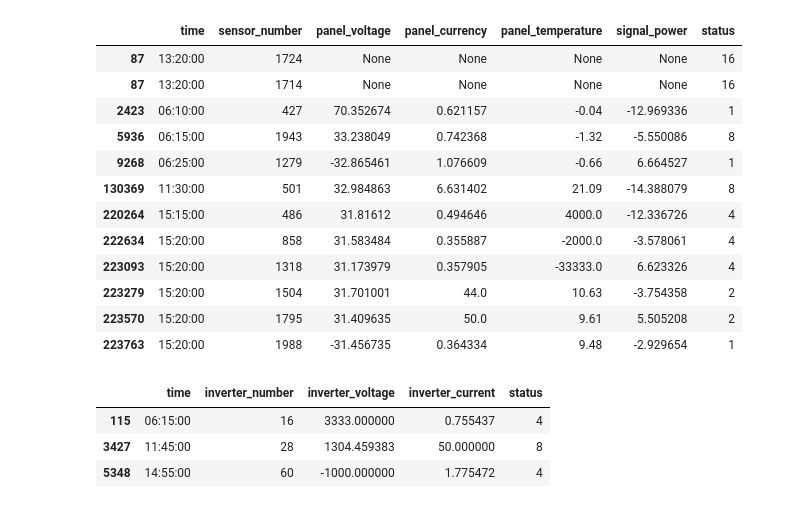
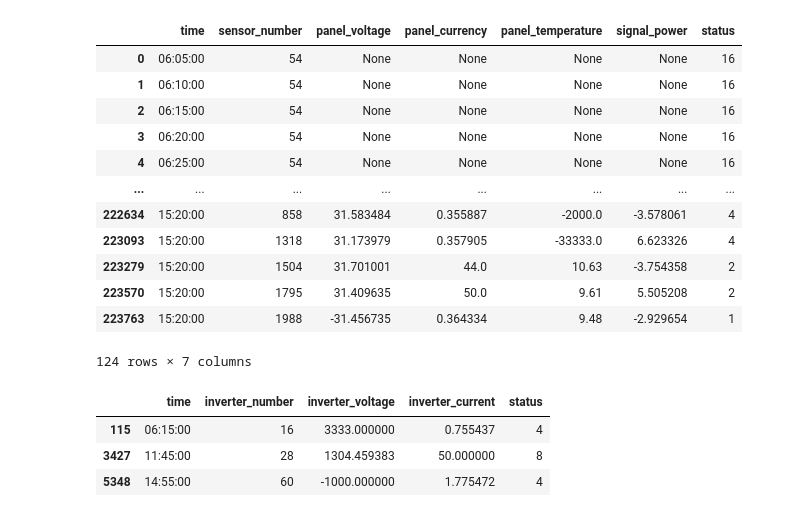
Before and after one commit to Giermek222/adac-iot, a Jupyter notebook: SolarFarmAnanysis.ipynb, the cells around one changed output. Cells and saved outputs as stored; diff of their text form; code cells hidden in the pictures.

```diff
--- a/SolarFarmAnanysis.ipynb
+++ b/SolarFarmAnanysis.ipynb
@@ -63,39 +185,41 @@ def recreate_missing_values(df, id_of_object_missing_data):
 # %%
 #Checking parameters for sensors
 invalid_sensors_voltage = verify_bounds(df_sensors, 'panel_voltage', 'sensor_number', min_range=0, max_range=39.1, error=0.5)
 invalid_sensors_current = verify_bounds(df_sensors, 'panel_currency', 'sensor_number', min_range=0, max_range=9.15, error=0.2)
 invalid_sensors_temperature = verify_bounds(df_sensors, 'panel_temperature', 'sensor_number', min_range=-40, max_range=120, error=1)
 
 df_sensors_missing_from_the_farm = find_missing_devices(df_sensors, df_positions, 'sensor_number')
 df_sensors_of_unknown_origin = find_missing_devices(df_positions, df_sensors, 'sensor_number')
 
 # checking if sensors were not dropping packets.
 # for our timeframe there should be 112 measurements
 # sensors 1714, 1724 missed one packet each
 df_sensors['sensor_number'].value_counts()
 
 df_sensors['status'] = 0
 df_sensors = raise_error_status(df_sensors, invalid_sensors_voltage, 1)
 df_sensors = raise_error_status(df_sensors, invalid_sensors_current, 2)
 df_sensors = raise_error_status(df_sensors, invalid_sensors_temperature, 4)
 df_sensors = raise_error_status(df_sensors, df_sensors_of_unknown_origin, 8)
 df_sensors = recreate_missing_values(df_sensors, 1714)
 df_sensors = recreate_missing_values(df_sensors, 1724)
+df_sensors = recreate_missing_values(df_sensors, 54)
+df_sensors = recreate_missing_values(df_sensors, 1666)
 df_sensors[df_sensors['status'] > 0]
 # %% [output]
 |  | time | sensor_number | panel_voltage | panel_currency | panel_temperature | signal_power | status |
-| 87 | 13:20:00 | 1724 | None | None | None | None | 16 |
-| 87 | 13:20:00 | 1714 | None | None | None | None | 16 |
-| 2423 | 06:10:00 | 427 | 70.352674 | 0.621157 | -0.04 | -12.969336 | 1 |
-| 5936 | 06:15:00 | 1943 | 33.238049 | 0.742368 | -1.32 | -5.550086 | 8 |
-| 9268 | 06:25:00 | 1279 | -32.865461 | 1.076609 | -0.66 | 6.664527 | 1 |
-| 130369 | 11:30:00 | 501 | 32.984863 | 6.631402 | 21.09 | -14.388079 | 8 |
-| 220264 | 15:15:00 | 486 | 31.81612 | 0.494646 | 4000.0 | -12.336726 | 4 |
+| 0 | 06:05:00 | 54 | None | None | None | None | 16 |
+| 1 | 06:10:00 | 54 | None | None | None | None | 16 |
+| 2 | 06:15:00 | 54 | None | None | None | None | 16 |
+| 3 | 06:20:00 | 54 | None | None | None | None | 16 |
+| 4 | 06:25:00 | 54 | None | None | None | None | 16 |
+| ... | ... | ... | ... | ... | ... | ... | ... |
 | 222634 | 15:20:00 | 858 | 31.583484 | 0.355887 | -2000.0 | -3.578061 | 4 |
 | 223093 | 15:20:00 | 1318 | 31.173979 | 0.357905 | -33333.0 | 6.623326 | 4 |
 | 223279 | 15:20:00 | 1504 | 31.701001 | 44.0 | 10.63 | -3.754358 | 2 |
 | 223570 | 15:20:00 | 1795 | 31.409635 | 50.0 | 9.61 | 5.505208 | 2 |
 | 223763 | 15:20:00 | 1988 | -31.456735 | 0.364334 | 9.48 | -2.929654 | 1 |
+124 rows × 7 columns
 # %%
 #Checking parameters for inverters
 
```
Also changed, not shown: parts of 15 cells of this notebook.
